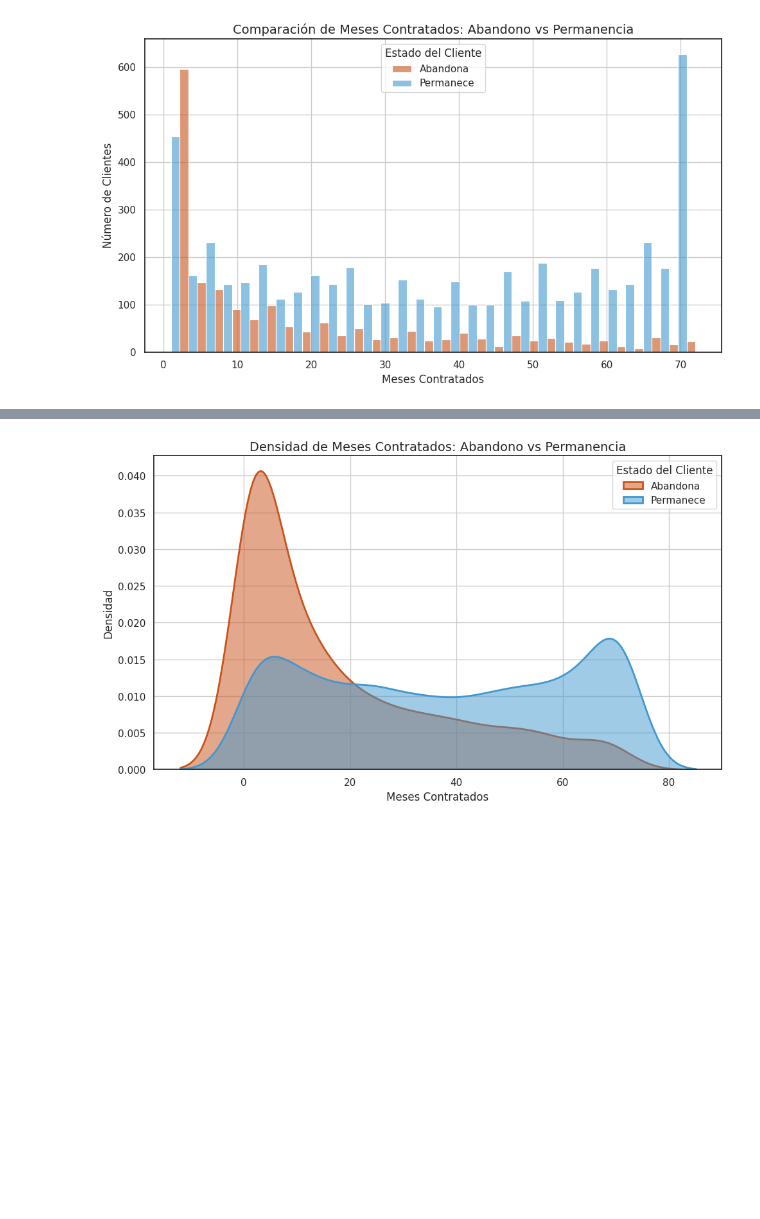
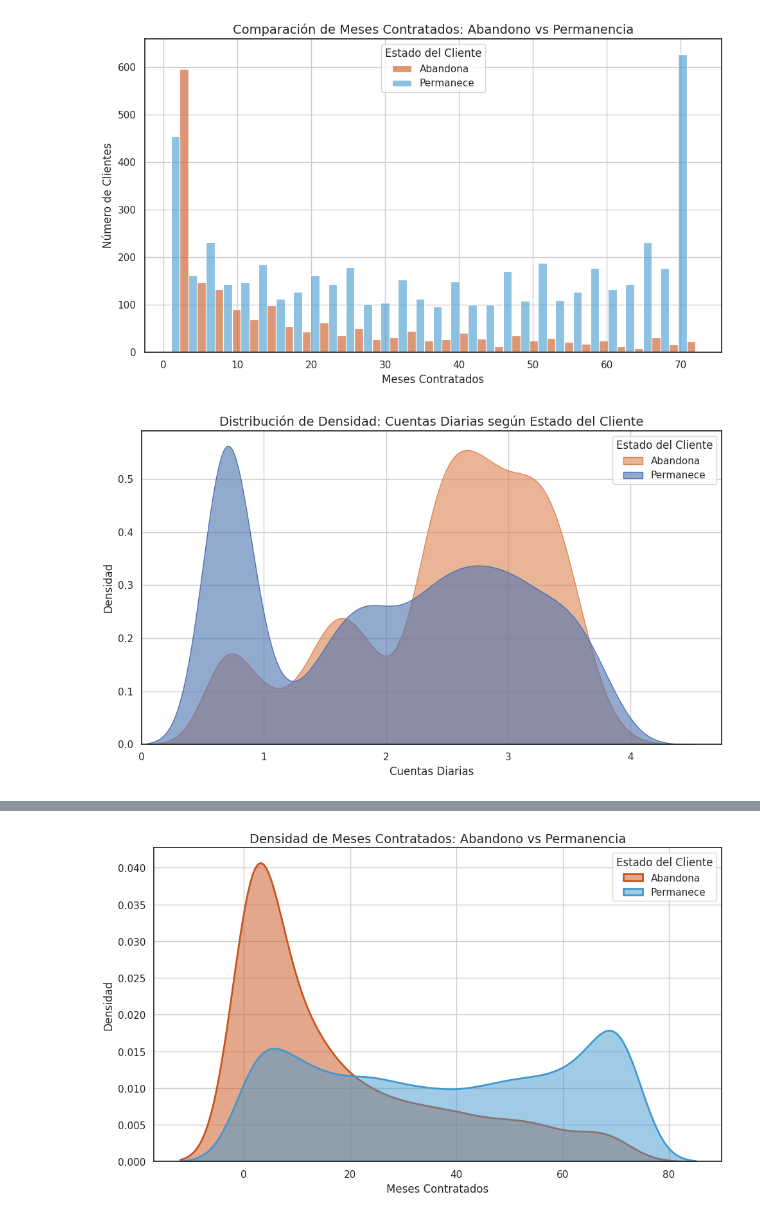
Before and after one commit to francisco-gamez/Challenge-Telecom-X, a Jupyter notebook: telecomx_latam.ipynb, the cells around one changed output, grey strips where cells are left out. Saved outputs shown, nothing was run; the diff lists cells and outputs as text; code cells hidden in the pictures; blank space fills up the shorter version.

```diff
--- a/telecomx_latam.ipynb
+++ b/telecomx_latam.ipynb
@@ -221,3 +221,6 @@ Data columns (total 21 columns):
  20  Cargos_totales             7032 non-null   object
 dtypes: float64(1), int64(2), object(18)
 memory usage: 1.2+ MB
+# %%
+# Crear la columna 'Cuentas_Diarias' dividiendo cargos mensuales entre 30
+df['Cuentas_Diarias'] = df['Cargos_mensuales'] / 30
@@ -258,3 +267,23 @@ plt.tight_layout()
 plt.show()
 # %% [output]
 [figure]
+# %%
+sns.kdeplot(
+    data=df[df["Abandono"].isin(["Yes", "No"])],
+    x='Cuentas_Diarias',
+    hue='Abandono',
+    fill=True,
+    common_norm=False,
+    palette={'Yes': color_yes, 'No': color_no},
+    alpha=0.6
+)
+plt.title('Distribución de Densidad: Cuentas Diarias según Estado del Cliente', fontsize=14)
+plt.xlabel('Cuentas Diarias')
+plt.ylabel('Densidad')
+plt.xlim(left=0)
+plt.legend(title='Estado del Cliente', labels=['Abandona', 'Permanece'])
+plt.grid(True)
+plt.tight_layout()
+plt.show()
+# %% [output]
+[figure, added]
```
Also changed, not shown: parts of 9 cells of this notebook.
